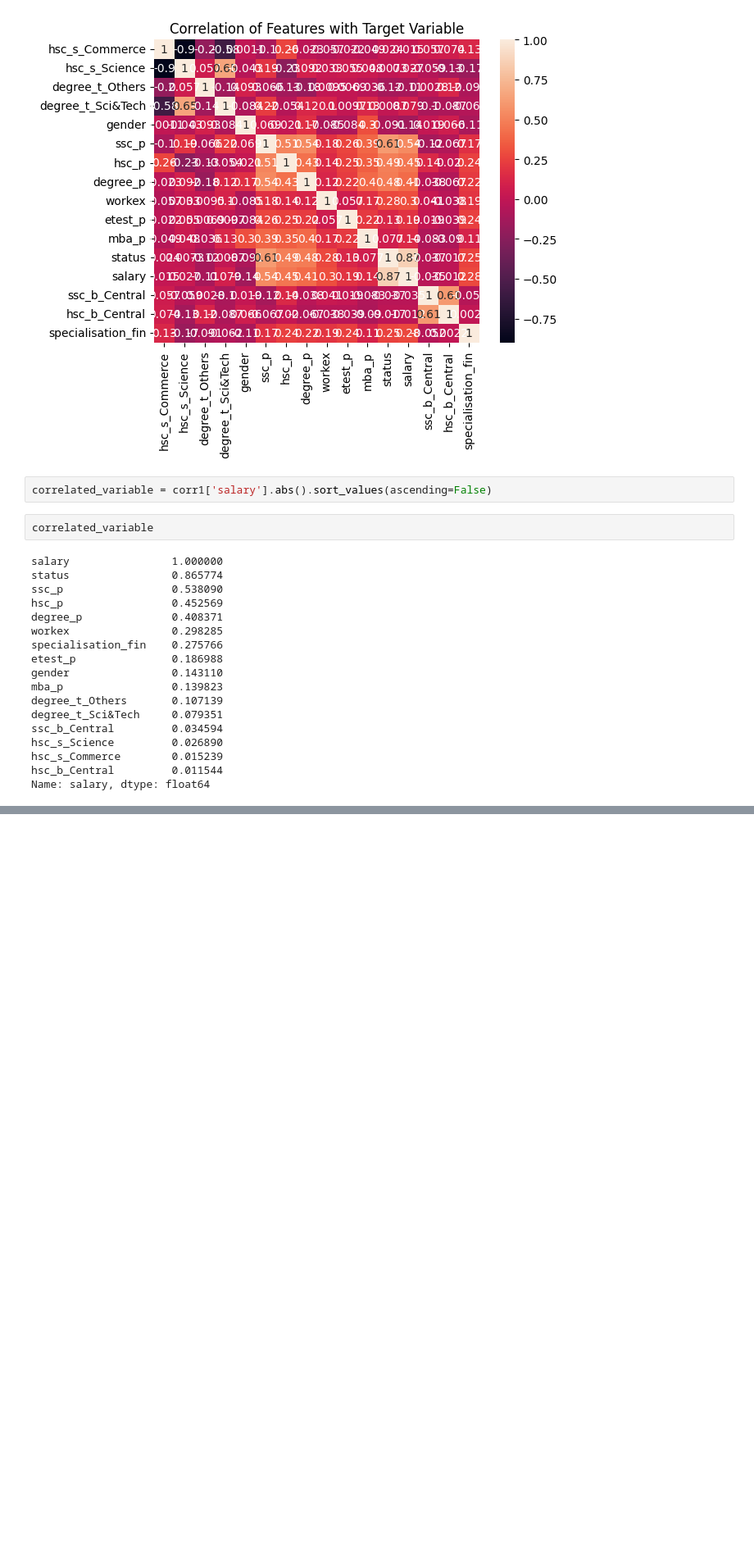
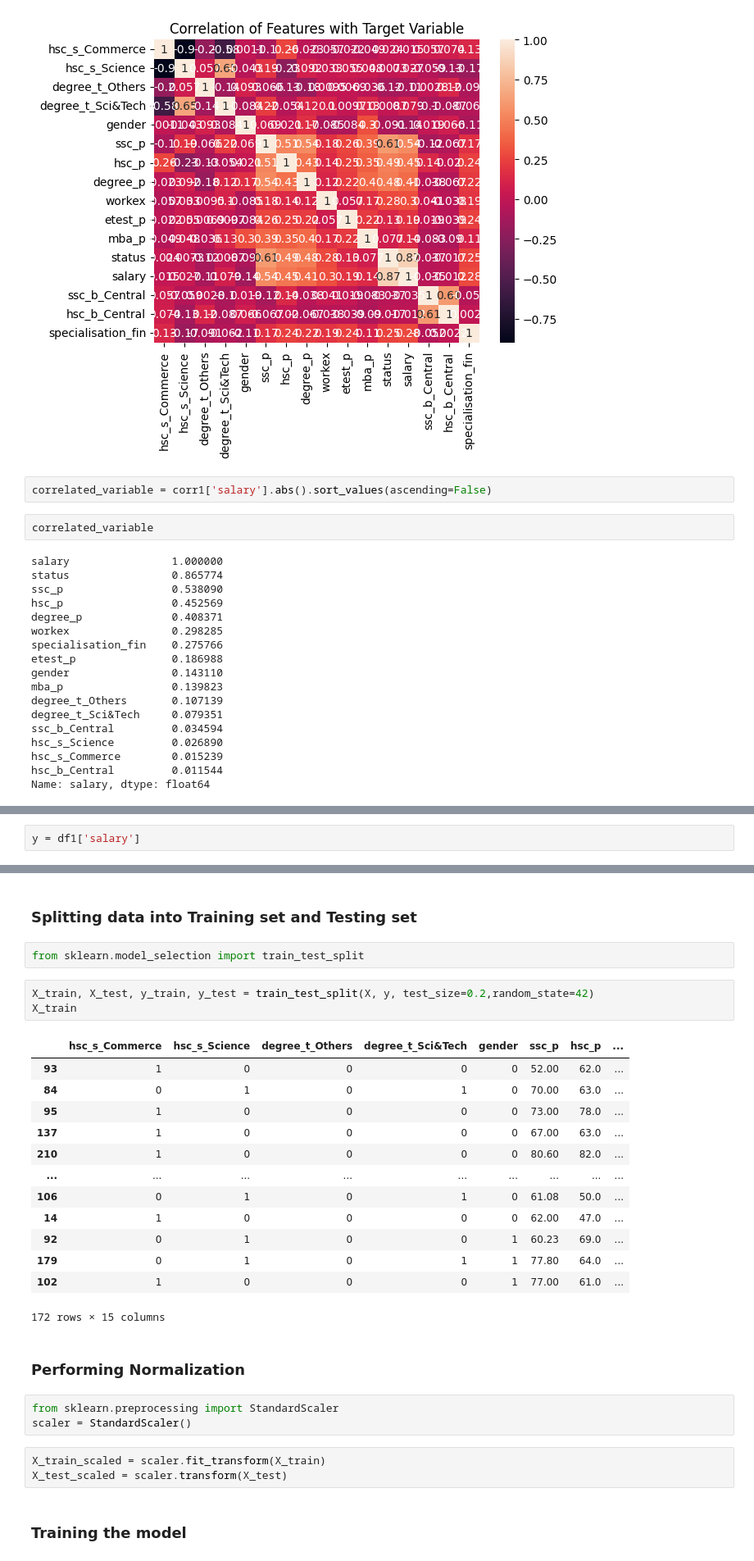
Before and after one commit to vikaschauhan734/campus_recruitment_prediction, a Jupyter notebook: notebook.ipynb, the cells around one changed output, grey strips where cells are left out. Shown at 82% size. Saved outputs shown, nothing was run; the diff lists cells and outputs as text; blank space fills up the shorter version.

```diff
--- a/notebook.ipynb
+++ b/notebook.ipynb
@@ -358,0 +388,2 @@ Name: salary, dtype: float64
+# %%
+y = df1['salary']
@@ -358,0 +405,31 @@ Name: salary, dtype: float64
+# %% [markdown]
+### Splitting data into Training set and Testing set
+# %%
+from sklearn.model_selection import train_test_split
+# %%
+X_train, X_test, y_train, y_test = train_test_split(X, y, test_size=0.2,random_state=42)
+X_train
+# %% [output]
+|  | hsc_s_Commerce | hsc_s_Science | degree_t_Others | degree_t_Sci&Tech | gender | ssc_p | hsc_p | ... |
+| 93 | 1 | 0 | 0 | 0 | 0 | 52.00 | 62.0 | ... |
+| 84 | 0 | 1 | 0 | 1 | 0 | 70.00 | 63.0 | ... |
+| 95 | 1 | 0 | 0 | 0 | 0 | 73.00 | 78.0 | ... |
+| 137 | 1 | 0 | 0 | 0 | 0 | 67.00 | 63.0 | ... |
+| 210 | 1 | 0 | 0 | 0 | 0 | 80.60 | 82.0 | ... |
+| ... | ... | ... | ... | ... | ... | ... | ... | ... |
+| 106 | 0 | 1 | 0 | 1 | 0 | 61.08 | 50.0 | ... |
+| 14 | 1 | 0 | 0 | 0 | 0 | 62.00 | 47.0 | ... |
+| 92 | 0 | 1 | 0 | 0 | 1 | 60.23 | 69.0 | ... |
+| 179 | 0 | 1 | 0 | 1 | 1 | 77.80 | 64.0 | ... |
+| 102 | 1 | 0 | 0 | 0 | 1 | 77.00 | 61.0 | ... |
+172 rows × 15 columns
+# %% [markdown]
+### Performing Normalization
+# %%
+from sklearn.preprocessing import StandardScaler
+scaler = StandardScaler()
+# %%
+X_train_scaled = scaler.fit_transform(X_train)
+X_test_scaled = scaler.transform(X_test)
+# %% [markdown]
+### Training the model
```
Also changed, not shown: parts of 36 cells of this notebook, 6 other files.
